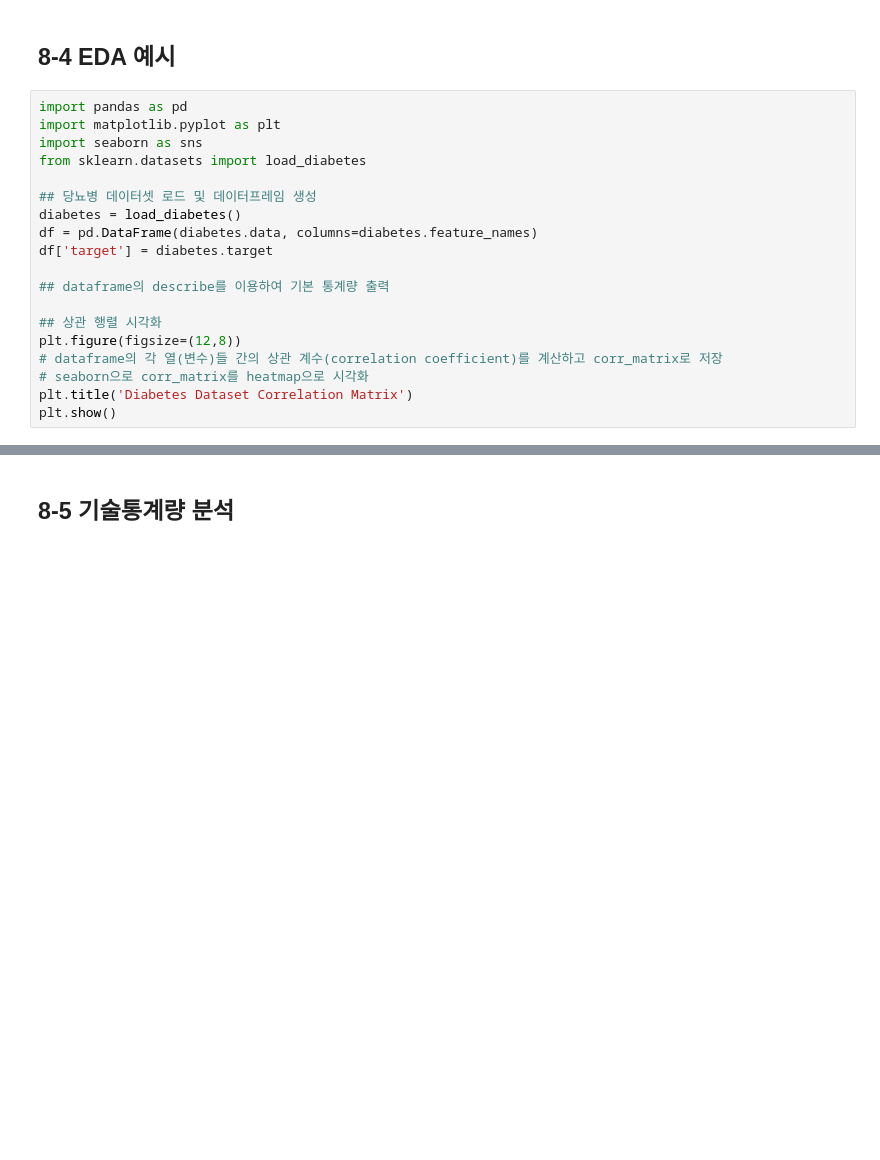
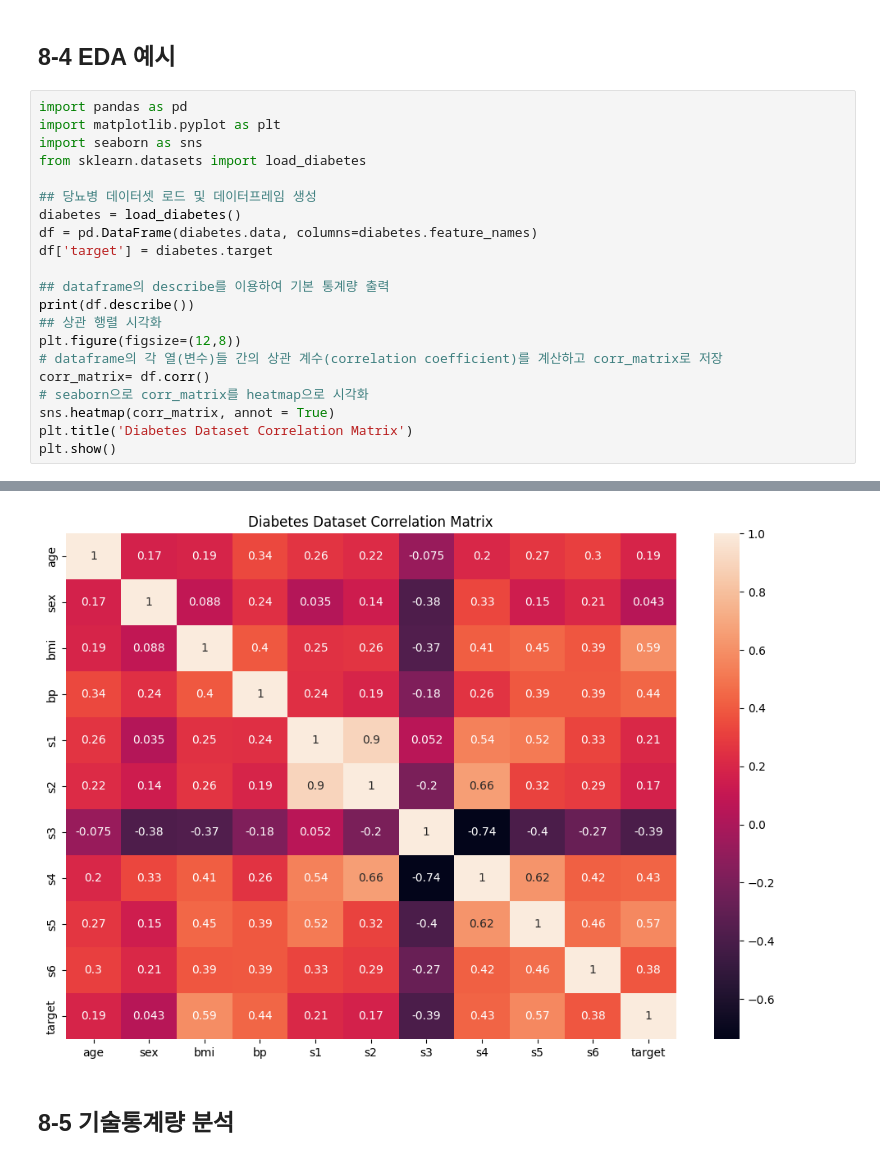
Before and after one commit to charminseon1987/Data-Analysis-with-Open-Source, a Jupyter notebook: 오픈소스_데이터_분석_8강.ipynb, the cells around one changed output, grey strips where cells are left out. Saved outputs shown, nothing was run; the diff lists cells and outputs as text; blank space fills up the shorter version.

```diff
--- a/오픈소스_데이터_분석_8강.ipynb
+++ b/오픈소스_데이터_분석_8강.ipynb
@@ -102,10 +120,13 @@ df = pd.DataFrame(diabetes.data, columns=diabetes.feature_names)
 df['target'] = diabetes.target
 
 ## dataframe의 describe를 이용하여 기본 통계량 출력
-
+print(df.describe())
 ## 상관 행렬 시각화
 plt.figure(figsize=(12,8))
 # dataframe의 각 열(변수)들 간의 상관 계수(correlation coefficient)를 계산하고 corr_matrix로 저장
+corr_matrix= df.corr()
 # seaborn으로 corr_matrix를 heatmap으로 시각화
+sns.heatmap(corr_matrix, annot = True)
 plt.title('Diabetes Dataset Correlation Matrix')
 plt.show()
+# %% [output]
@@ -112,3 +150,4 @@ plt.show()
+[figure, added]
 # %% [markdown]
 ## 8-5 기술통계량 분석
 # %%
```
Also changed, not shown: parts of 2 cells of this notebook.
